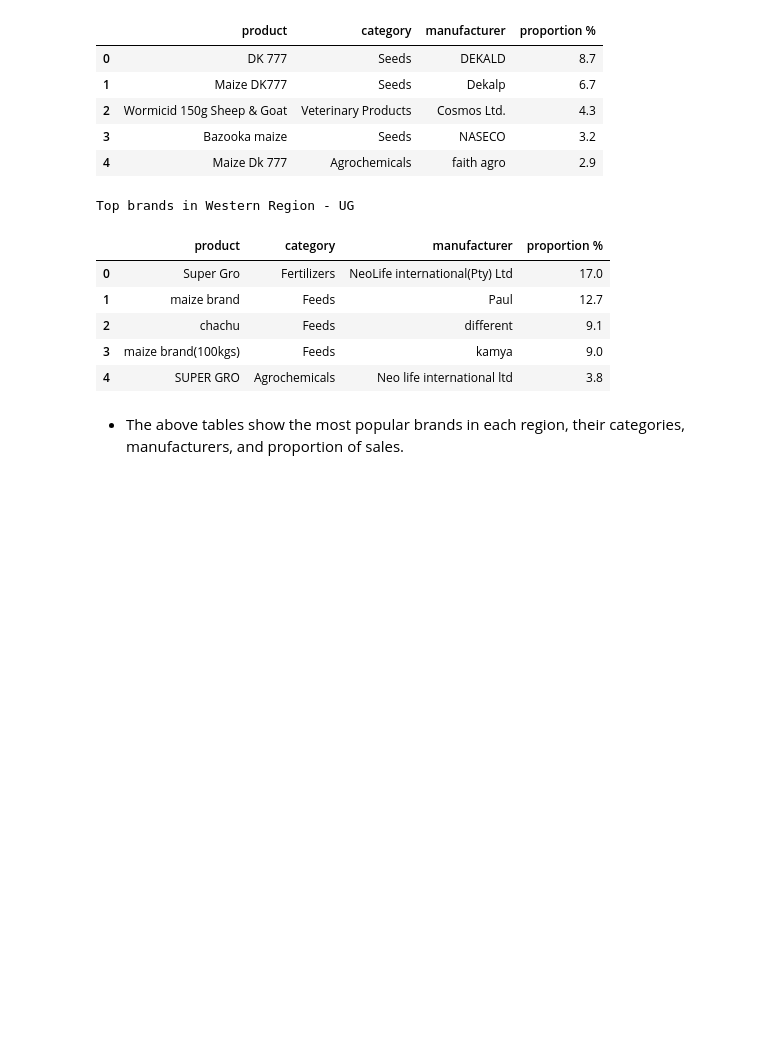
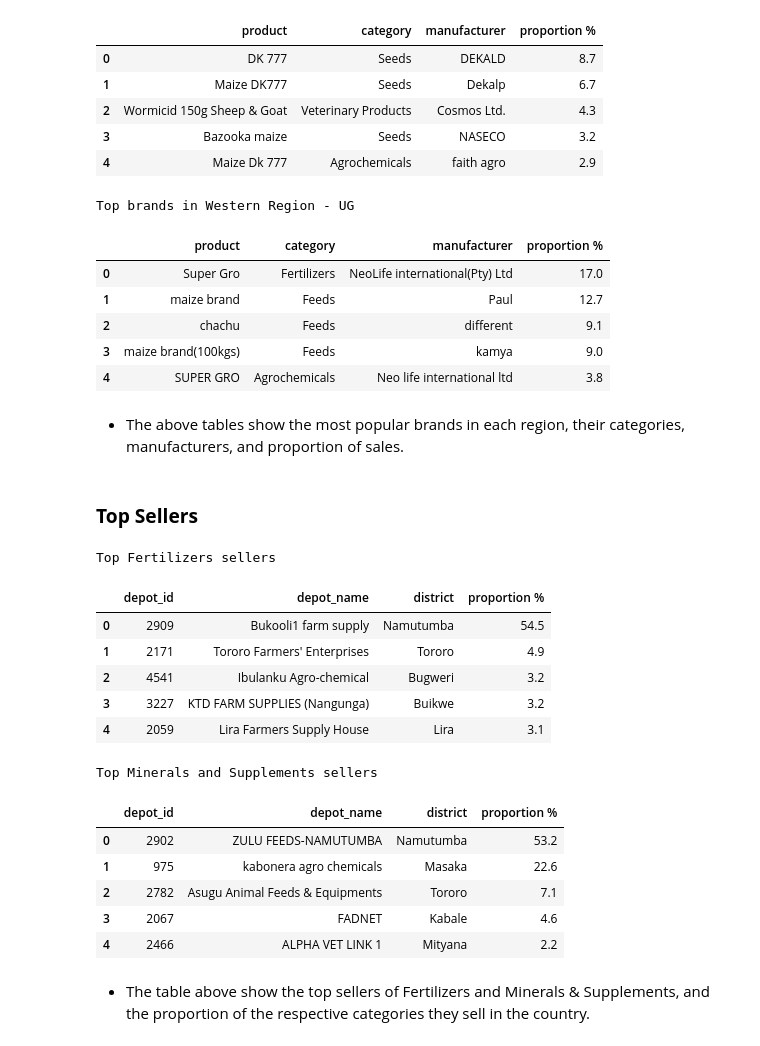
Before and after one commit to natbernard/Sale-Transactions-Analysis, a Jupyter notebook: uganda_transaction_analysis_code.ipynb, the cells around one changed output. Cells and saved outputs as stored; diff of their text form; code cells hidden in the pictures; blank space fills up the shorter version.

```diff
--- a/uganda_transaction_analysis_code.ipynb
+++ b/uganda_transaction_analysis_code.ipynb
@@ -359,3 +360,54 @@ Top brands in Western Region - UG
 | 4 | SUPER GRO | Agrochemicals | Neo life international ltd | 3.8 |
 # %% [markdown]
 - The above tables show the most popular brands in each region, their categories, manufacturers, and proportion of sales.
+# %% [markdown]
+### **Top Sellers**
+# %%
+# Top Sellers
+def count_tables(df):
+    totals = df.groupby('depot_id')['quantity'].agg('sum')
+    top_sellers = totals.sort_values(ascending=False).head(5)
+    top_sellers = list(top_sellers.index)
+    seller_details = []
+    for seller in top_sellers:
+        details = {}
+        details['depot_id'] = seller
+        details['depot_name'] = df.loc[df['depot_id'] == seller, 'depot_name'].iloc[0]
+        details['district'] = df.loc[df['depot_id'] == seller, 'depot_county_name'].iloc[0]
+        details['total_quantity'] = df.loc[df['depot_id'] == seller, 'quantity'].sum()
+        seller_details.append(details)
+    category = df['category_name'].iloc[0]
+
+    new_df = pd.DataFrame(seller_details)
+    new_df['proportion %'] = round((new_df['total_quantity'] / df['quantity'].sum()) * 100, 1)
+    new_df.drop('total_quantity', axis =1, inplace = True)
+
+    print('\033[1m' + f'Top {category} sellers' + '\033[0m')
+    display(new_df)
+    print('\n')
+
+fertilizer_df = df[df['category_name'] == 'Fertilizers']
+minerals_df = df[df['category_name'] == 'Minerals and Supplements']
+
+dfs = [fertilizer_df, minerals_df]
+
+# calling the function
+for i, n in enumerate(dfs):
+    count_tables(n)
+# %% [output]
+Top Fertilizers sellers
+|  | depot_id | depot_name | district | proportion % |
+| 0 | 2909 | Bukooli1 farm supply | Namutumba | 54.5 |
+| 1 | 2171 | Tororo Farmers' Enterprises | Tororo | 4.9 |
+| 2 | 4541 | Ibulanku Agro-chemical | Bugweri | 3.2 |
+| 3 | 3227 | KTD FARM SUPPLIES (Nangunga) | Buikwe | 3.2 |
+| 4 | 2059 | Lira Farmers Supply House | Lira | 3.1 |
+Top Minerals and Supplements sellers
+|  | depot_id | depot_name | district | proportion % |
+| 0 | 2902 | ZULU FEEDS-NAMUTUMBA | Namutumba | 53.2 |
+| 1 | 975 | kabonera agro chemicals | Masaka | 22.6 |
+| 2 | 2782 | Asugu Animal Feeds & Equipments | Tororo | 7.1 |
+| 3 | 2067 | FADNET | Kabale | 4.6 |
+| 4 | 2466 | ALPHA VET LINK 1 | Mityana | 2.2 |
+# %% [markdown]
+- The table above show the top sellers of Fertilizers and Minerals & Supplements, and the proportion of the respective categories they sell in the country.
```
Also changed, not shown: parts of 3 cells of this notebook.
